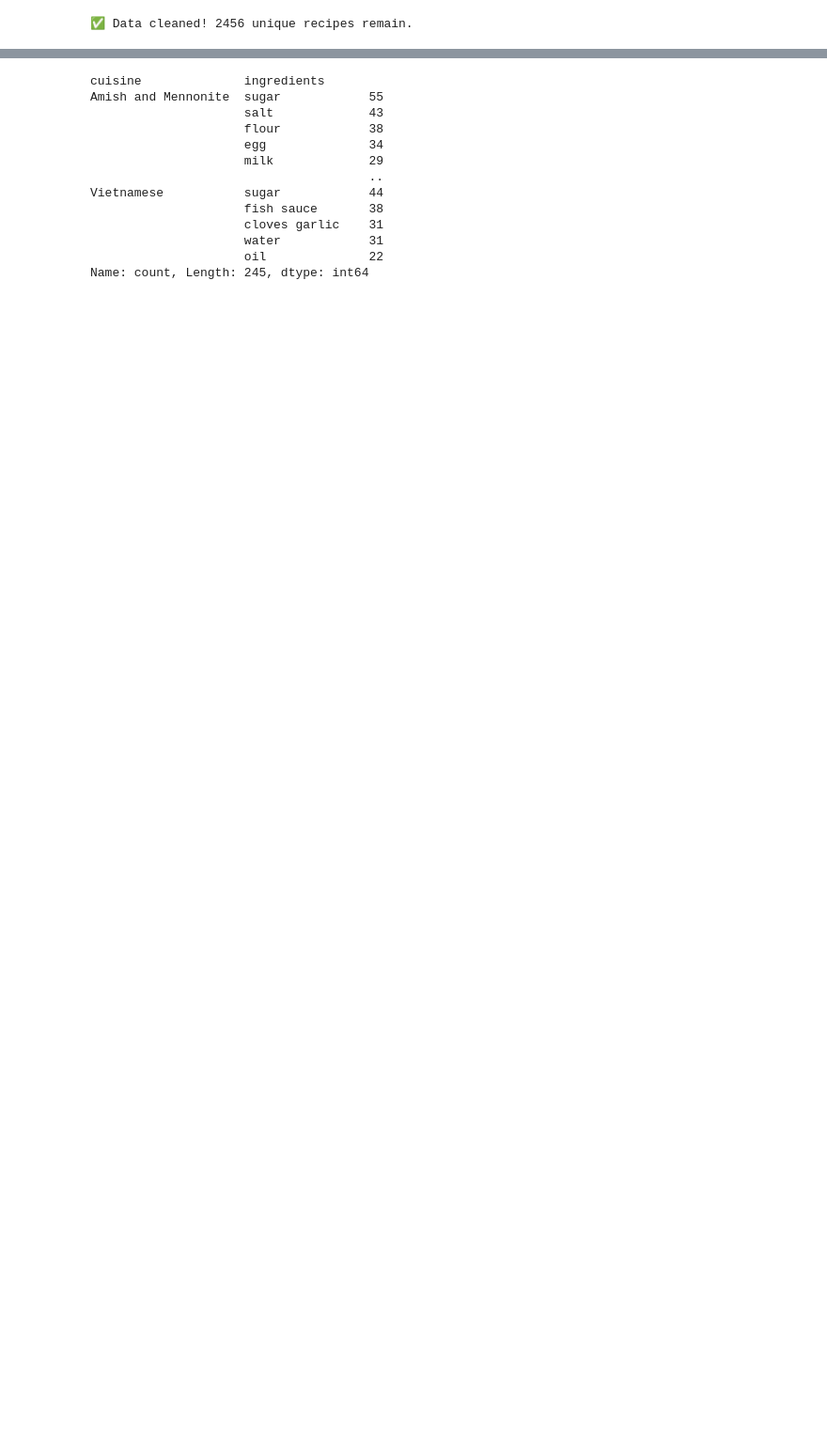
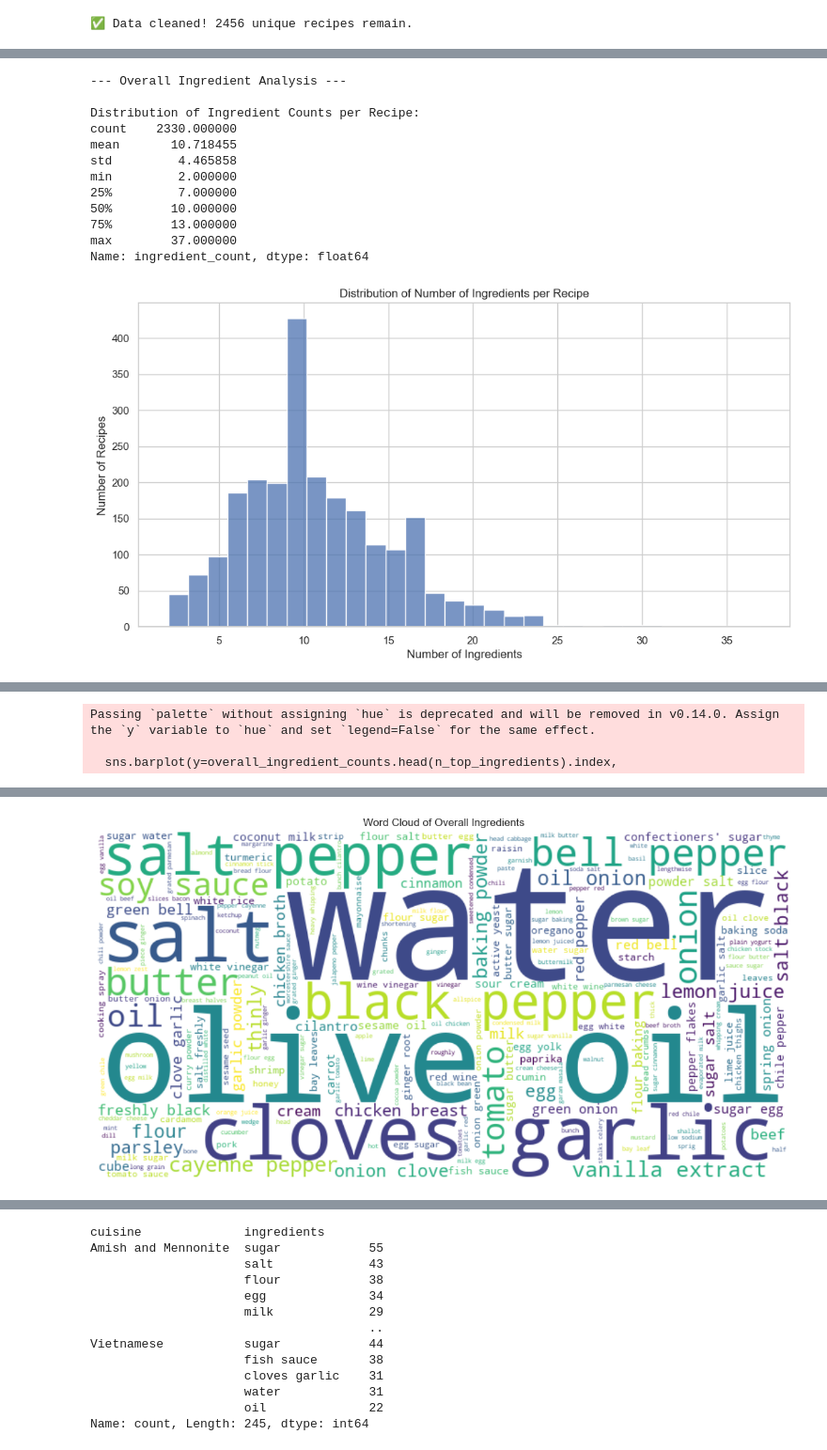
Before and after one commit to AisyluFattakhova/The-Ingredient-Web, a Jupyter notebook: preprocessing.ipynb, the cells around one changed output, grey strips where cells are left out. Shown at 94% size. Drawn from its saved outputs; the diff is of its cells as text; code cells hidden in the pictures; blank space fills up the shorter version.

```diff
--- a/preprocessing.ipynb
+++ b/preprocessing.ipynb
@@ -452,0 +574,65 @@ print(co_matrix_df.head())
+# %%
+# EDA Cell 3: Ingredient Analysis (Overall)
+print("\n--- Overall Ingredient Analysis ---")
+
+# Calculate number of ingredients per recipe
+df['ingredient_count'] = df['ingredients'].apply(len)
+
+print("\nDistribution of Ingredient Counts per Recipe:")
+print(df['ingredient_count'].describe())
+
+plt.figure(figsize=(12, 6))
+sns.histplot(df['ingredient_count'], bins=30, kde=False)
+plt.title('Distribution of Number of Ingredients per Recipe')
+plt.xlabel('Number of Ingredients')
+plt.ylabel('Number of Recipes')
+plt.show()
+
+# --- Top Overall Ingredients ---
+# Explode the dataframe to have one ingredient per row
+all_ingredients_exploded = df.explode('ingredients')['ingredients']
+
+# Count ingredient frequencies
+overall_ingredient_counts = all_ingredients_exploded.value_counts()
+
+print("\nTop 20 Most Common Ingredients Overall:")
+print(overall_ingredient_counts.head(20))
+
+# Plot top N ingredients
+n_top_ingredients = 20
+plt.figure(figsize=(12, 8))
+sns.barplot(y=overall_ingredient_counts.head(n_top_ingredients).index,
+            x=overall_ingredient_counts.head(n_top_ingredients).values,
+            palette="magma")
+plt.title(f'Top {n_top_ingredients} Most Common Ingredients Overall')
+plt.xlabel('Frequency')
+plt.ylabel('Ingredient')
+plt.tight_layout()
+plt.show()
+
+# --- Word Cloud for Overall Ingredients ---
+if wordcloud_available:
+    # Create a single string of all ingredients for the word cloud
+    all_ingredients_text = ' '.join(all_ingredients_exploded.astype(str))
+
+    wordcloud = WordCloud(width=800, height=400, background_color='white').generate(all_ingredients_text)
+
+    plt.figure(figsize=(15, 7))
+    plt.imshow(wordcloud, interpolation='bilinear')
+    plt.axis('off')
+    plt.title('Word Cloud of Overall Ingredients')
+    plt.show()
+# %% [output]
+--- Overall Ingredient Analysis ---
+
+Distribution of Ingredient Counts per Recipe:
+count    2330.000000
+mean       10.718455
+std         4.465858
+min         2.000000
+25%         7.000000
+50%        10.000000
+75%        13.000000
+max        37.000000
+Name: ingredient_count, dtype: float64
+[figure, added]
@@ -452,0 +656,3 @@ print(co_matrix_df.head())
+Passing `palette` without assigning `hue` is deprecated and will be removed in v0.14.0. Assign the `y` variable to `hue` and set `legend=False` for the same effect.
+
+  sns.barplot(y=overall_ingredient_counts.head(n_top_ingredients).index,
@@ -452,0 +660 @@ print(co_matrix_df.head())
+[figure, added]
```
Also changed, not shown: parts of 14 cells of this notebook, 4 other files.
